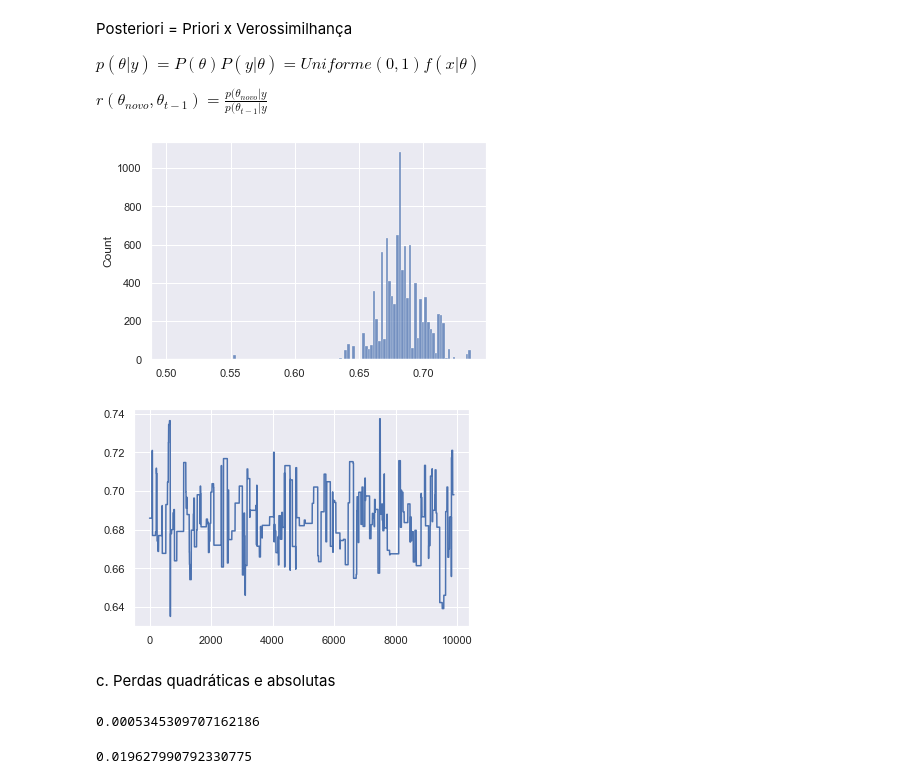
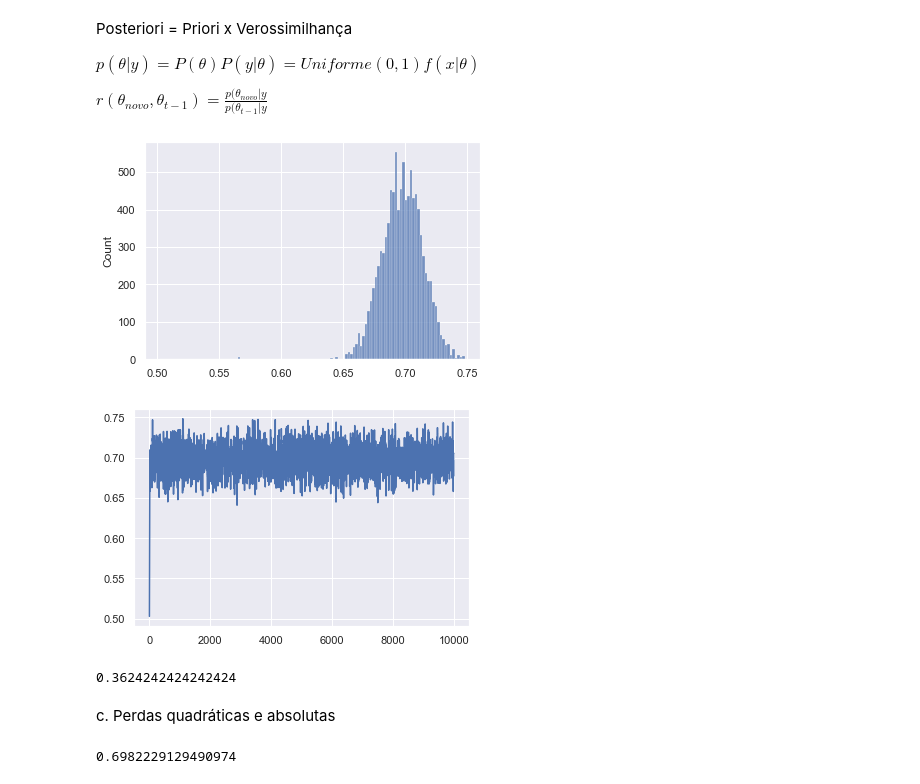
Before and after one commit to gui-lisboa/ControleEstatisticoDeQualidadeUFPR, a Jupyter notebook: inferencia_bayesiana/exercicios.ipynb, the cells around one changed output. Cells and saved outputs as stored; diff of their text form; code cells hidden in the pictures.

```diff
--- a/inferencia_bayesiana/exercicios.ipynb
+++ b/inferencia_bayesiana/exercicios.ipynb
@@ -220,7 +220,7 @@ def metropolis_hastings(numero_iterações: int, amostras: ndarray) -> ndarray:
 
     for i in range(0, numero_iterações):
 
-        theta_novo = normal.rvs(theta_anterior, scale=1, size=1)[0]
+        theta_novo = normal.rvs(theta_anterior, scale=0.05, size=1)[0]
         if theta_novo < 0 or theta_novo > 1:
             amostra_posteriori.append(theta_anterior)
             continue
@@ -238,29 +238,23 @@ def metropolis_hastings(numero_iterações: int, amostras: ndarray) -> ndarray:
 posteriori_theta = metropolis_hastings(iterações, amostras_modelo)
 sns.histplot(data=posteriori_theta);
 # %% [output]
-[figure, old version]
+[figure, new version]
 # %%
-sns.lineplot(data=posteriori_theta[100:]);
+sns.lineplot(data=posteriori_theta);
 # %% [output]
-[figure, old version]
+[figure, new version]
+# %%
+from numpy import unique
+
+
+len(unique(posteriori_theta[100:]))/len(posteriori_theta[100:])
+# %% [output]
+0.3624242424242424
 # %% [markdown]
 c. Perdas quadráticas e absolutas
-# %%
-from numpy import repeat
-from sklearn.metrics import mean_squared_error, mean_absolute_error
-
-
-amostra_theta = posteriori_theta[100:] # remove burnin
-repetições_theta_verdadeiro = repeat(theta, len(amostra_theta))
-
-perdas_quadráticas = mean_squared_error(repetições_theta_verdadeiro, amostra_theta)
-
-perdas_quadráticas
-# %% [output]
-0.0005345309707162186
-# %%
-perdas_absolutas = mean_absolute_error(repetições_theta_verdadeiro, amostra_theta)
-
-perdas_absolutas
-# %% [output]
-0.019627990792330775
+# %%
+estimador_perdas_quadráticas = posteriori_theta[100:].mean()
+
+estimador_perdas_quadráticas
+# %% [output]
+0.6982229129490974
```
Also changed, not shown: parts of 2 cells of this notebook.
